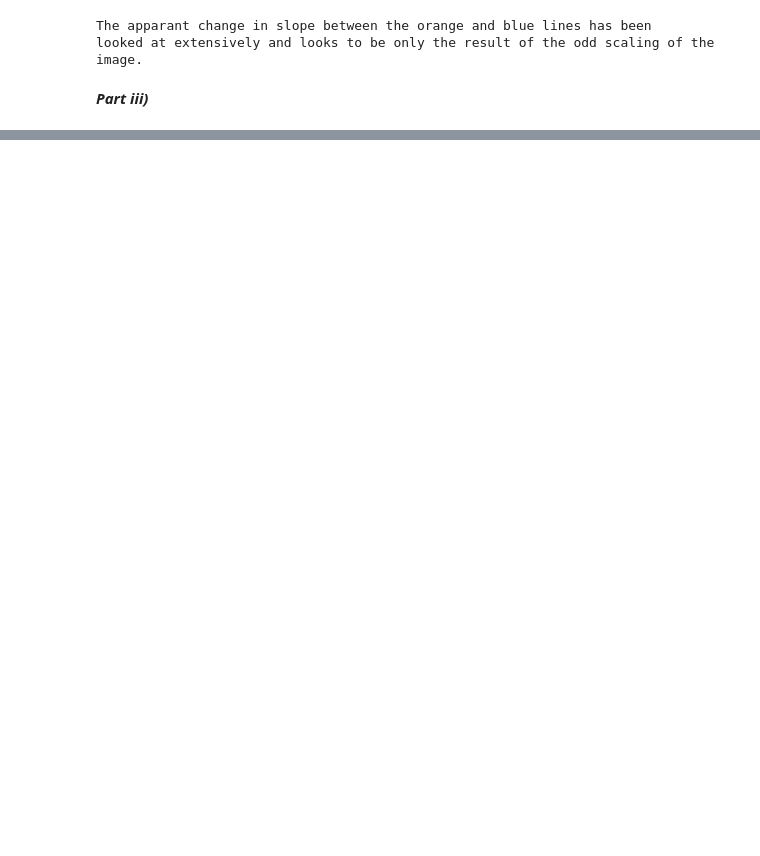
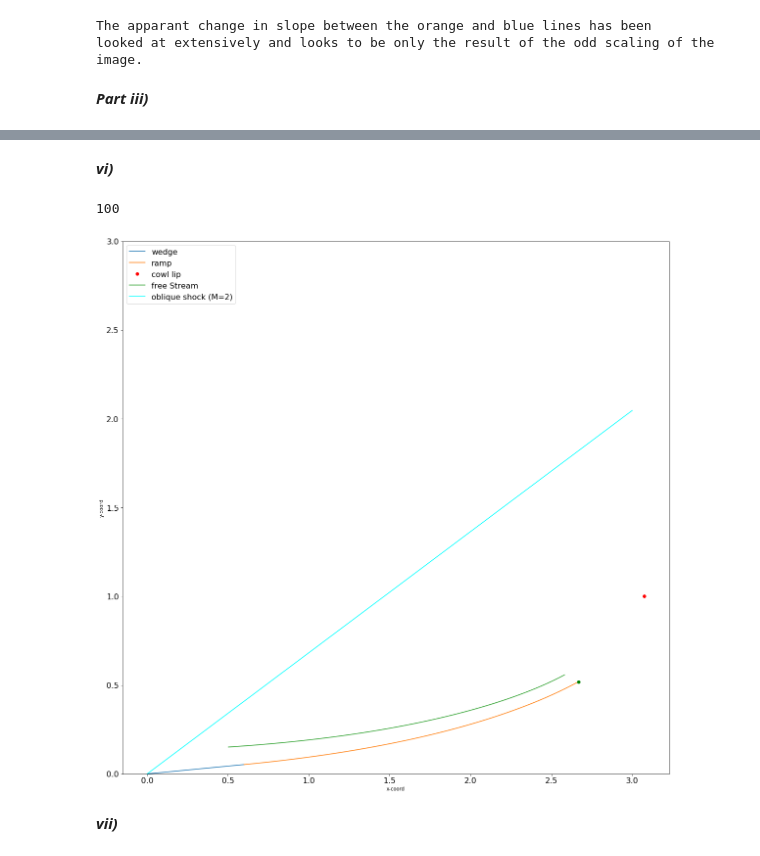
Before and after one commit to BananaBonanza/AAE537, a Jupyter notebook: butlerAAE537Hw2.ipynb, the cells around one changed output, grey strips where cells are left out. Drawn from its saved outputs; the diff is of its cells as text; code cells hidden in the pictures; blank space fills up the shorter version.

```diff
--- a/butlerAAE537Hw2.ipynb
+++ b/butlerAAE537Hw2.ipynb
@@ -84,7 +84,9 @@ def prandtlMeyer(M):
 #-----------------------------------#
 
 afterShock = obliqueShock(45, machInitials)
+beta2 = afterShock[0][0]
 beta4 = afterShock[1][0]
+M2 = afterShock[0][1]
 M4 = afterShock[1][1]
 #print("[beta,mach] for M=2 then M=4 \n" + str(afterShock))
 turnAngle = prandtlMeyer(afterShock[0][1])
@@ -284,0 +360,58 @@ plt.close()
+# %% [markdown]
+***vi)***
+# %%
+####################
+# Free Stream Tube #
+####################
+
+def freeStreamPointChange(M,xi,yi):
+    nu = prandtlMeyer(M)
+    theta = rampAngle + nuOb - nu
+    temp = [M4/M,
+           2 + (gamma-1)*M**2,
+           2 + (gamma-1)*M4**2,
+           (gamma+1)/(2*(gamma-1))]
+    hHat = rampHat * temp[0] * (temp[1]/temp[2])**temp[3]
+    delX = hHat*np.cos(np.pi/2 - theta)
+    delY = hHat*np.sin(np.pi/2 - theta)
+    x = xi - delX
+    y = yi + delY
+    xy = [x,y]
+    return(xy)
+
+freeXY = []
+m2LinRev = np.linspace(1,M2,100)
+m2Lin = [m2LinRev[len(m2LinRev)-j] for j in range(1,len(m2LinRev)+1)]
+print(len(m2Lin))
+for i in range(len(mLin)):
+    tempo = freeStreamPointChange(m2Lin[i],xyCoord[i][0],xyCoord[i][1])
+    freeXY.append(tempo)
+
+#GRAPHING TIME
+
+plt.figure(figsize=(20,20))
+plt.rc('xtick', labelsize=16)
+plt.rc('ytick', labelsize=16)
+#
+plt.plot([0,xyCoord[0][0]], [0,xyCoord[0][1]], '-', label="wedge")
+plt.plot([item[0] for item in xyCoord], [jtem[1] for jtem in xyCoord], '-', label='ramp')
+plt.plot(xyCoord[-1][0],xyCoord[-1][1],'ro', color = 'green')
+plt.plot(cowlLip[0],cowlLip[1],'ro',label='cowl lip')
+plt.plot([item[0] for item in freeXY], [jtem[1] for jtem in freeXY], '-', label='free Stream')
+
+plt.plot([0,3],[0,3*np.tan(afterShock[0][0]*DRC)],'-',color='cyan',label='oblique shock (M=2)')
+
+
+#plt.xlim(.5,1)
+plt.ylim(0,3)
+plt.xlabel('x-coord')
+plt.ylabel('y-coord')
+plt.legend(loc=2, fontsize=16)
+
+plt.show()
+plt.close()
+# %% [output]
+100
+[figure, added]
+# %% [markdown]
+***vii)***
```
Also changed, not shown: parts of 5 cells of this notebook.
